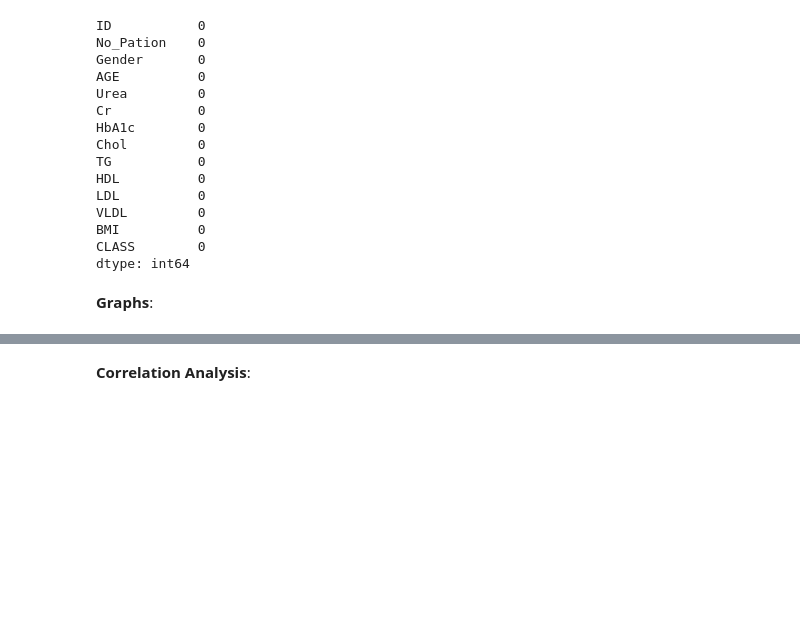
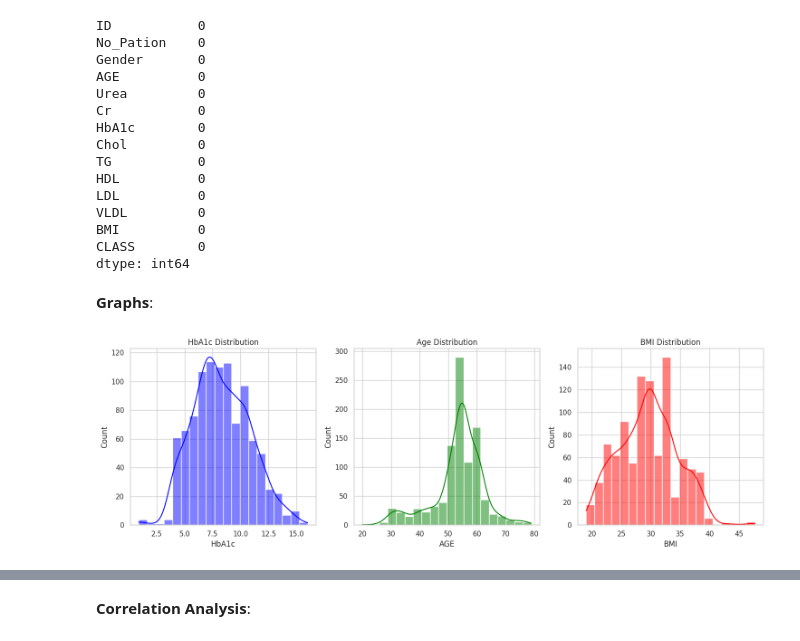
Before and after one commit to falwa-alkhalifah/Mining-project, a Jupyter notebook: phase2.ipynb, the cells around one changed output, grey strips where cells are left out. Cells and saved outputs as stored; diff of their text form; code cells hidden in the pictures; blank space fills up the shorter version.

Commit message:
histogram and scatter plot

```diff
--- a/phase2.ipynb
+++ b/phase2.ipynb
@@ -105,3 +105,30 @@ CLASS        0
 dtype: int64
 # %% [markdown]
 **Graphs**:
+# %%
+import pandas as pd
+import matplotlib.pyplot as plt
+import seaborn as sns
+# Clean the class column (remove spaces)
+df['CLASS'] = df['CLASS'].str.strip()
+
+# Set plot style
+sns.set(style="whitegrid")
+
+plt.figure(figsize=(15, 5))
+plt.subplot(1, 3, 1)
+sns.histplot(df['HbA1c'], kde=True, color='blue', bins=20)
+plt.title('HbA1c Distribution')
+
+plt.subplot(1, 3, 2)
+sns.histplot(df['AGE'], kde=True, color='green', bins=20)
+plt.title('Age Distribution')
+
+plt.subplot(1, 3, 3)
+sns.histplot(df['BMI'], kde=True, color='red', bins=20)
+plt.title('BMI Distribution')
+
+plt.tight_layout()
+plt.show()
+# %% [output]
+[figure, added]
```
Also changed, not shown: parts of 5 cells of this notebook.
